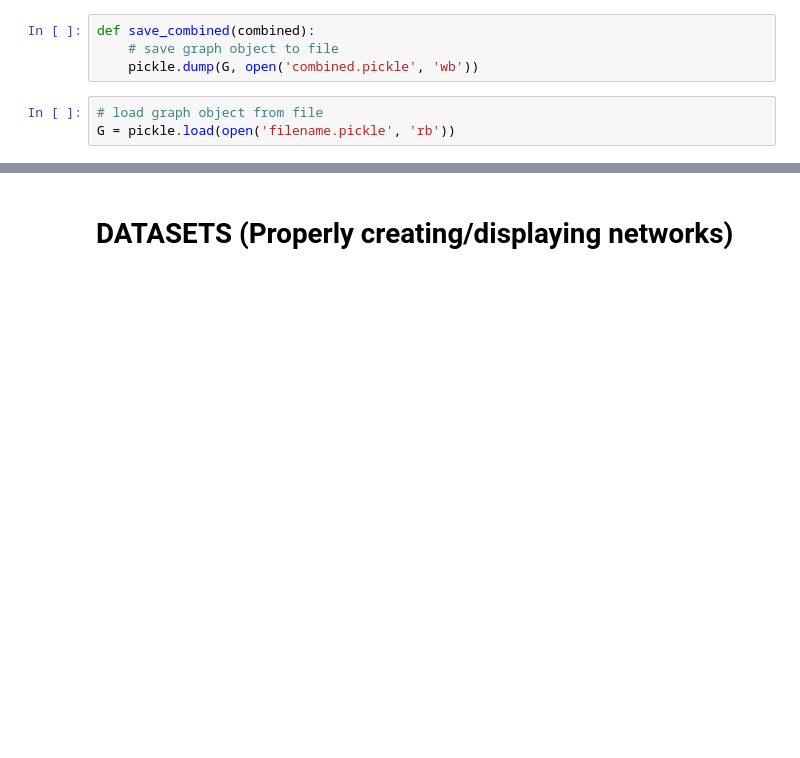
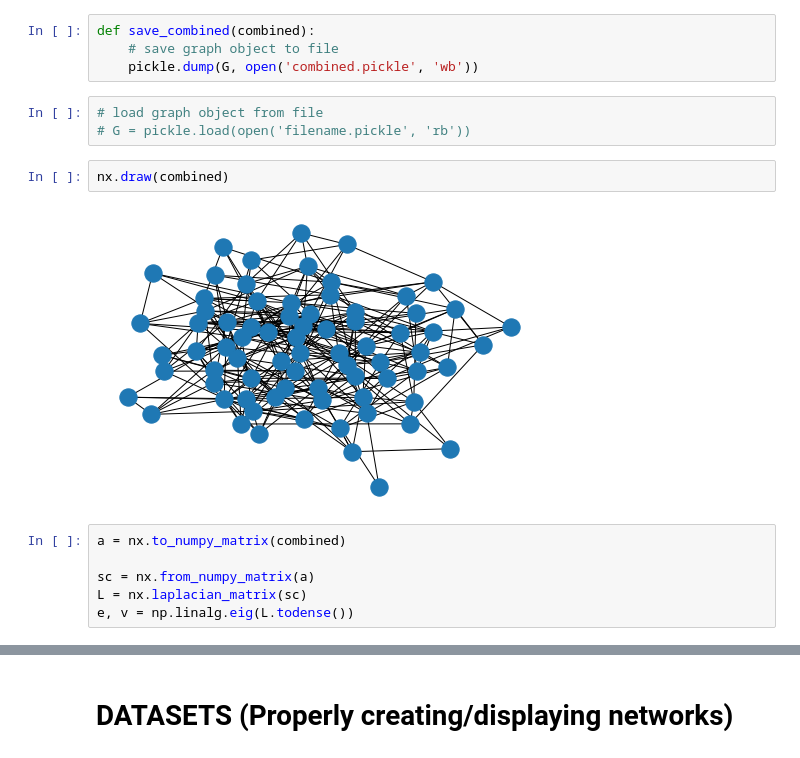
Before and after one commit to anmokhta/DSC180A-Project1, a Jupyter notebook: notebooks/w9.ipynb, the cells around one changed output, grey strips where cells are left out. Cells and saved outputs as stored; diff of their text form; blank space fills up the shorter version.

```diff
--- a/notebooks/w9.ipynb
+++ b/notebooks/w9.ipynb
@@ -102,4 +107,14 @@ def save_combined(combined):
     pickle.dump(G, open('combined.pickle', 'wb'))
 # %%
 # load graph object from file
-G = pickle.load(open('filename.pickle', 'rb'))
+# G = pickle.load(open('filename.pickle', 'rb'))
+# %%
+nx.draw(combined)
+# %% [output]
+[figure, added]
+# %%
+a = nx.to_numpy_matrix(combined)
+
+sc = nx.from_numpy_matrix(a)
+L = nx.laplacian_matrix(sc)
+e, v = np.linalg.eig(L.todense())
```
Also changed, not shown: parts of 7 cells of this notebook, 12 other files.
